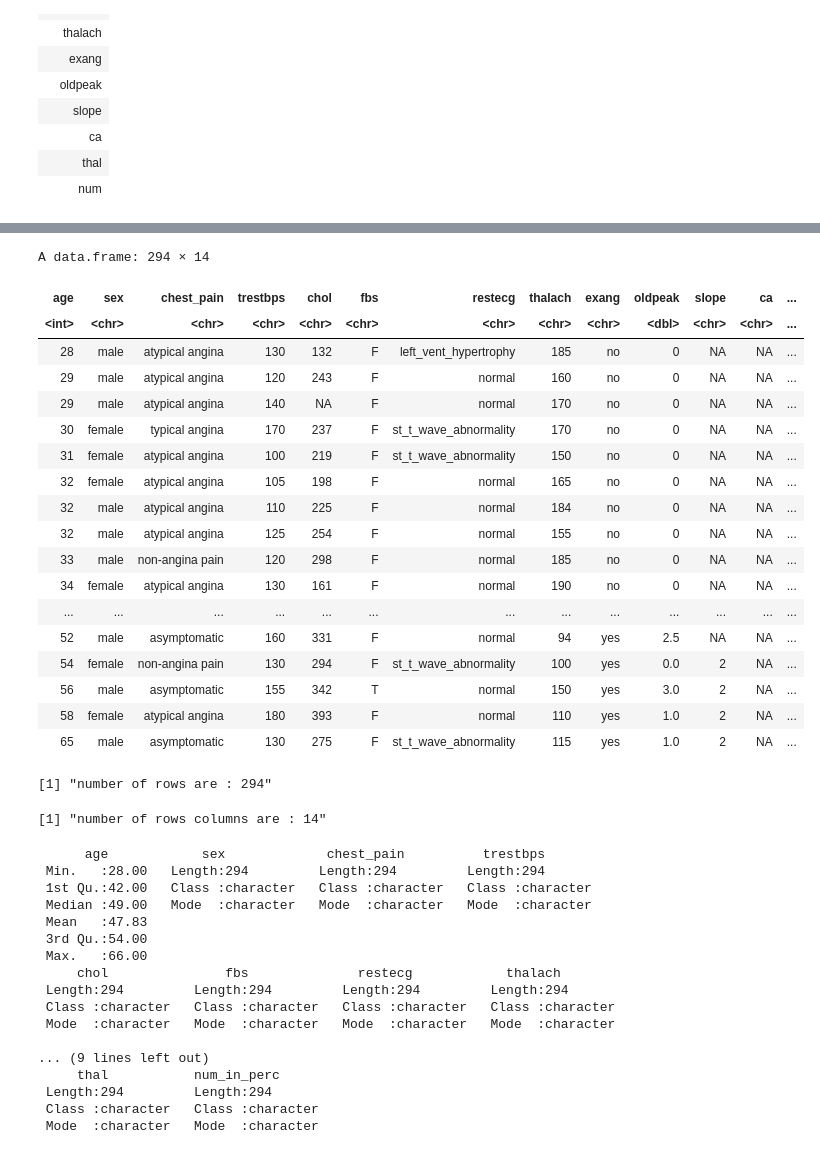
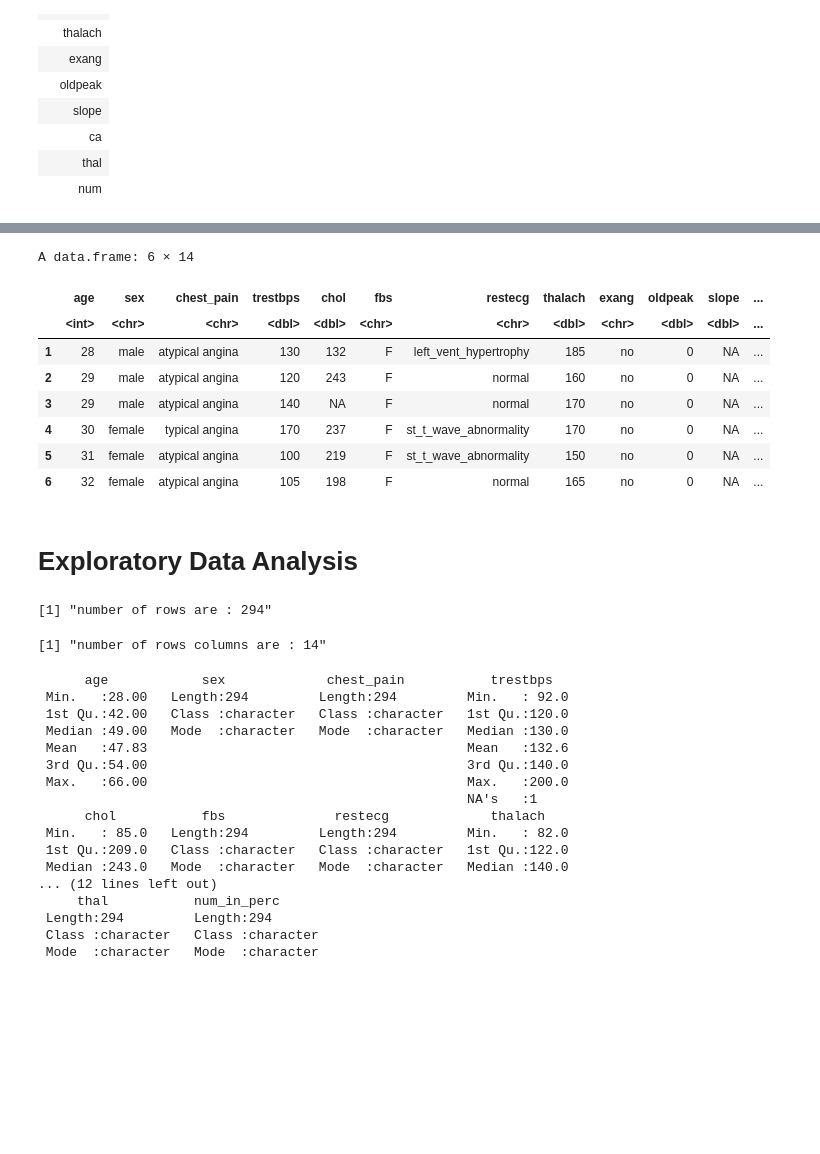
Before and after one commit to Luq16/Biomedical-Data-preprocessing, a Jupyter notebook: notebook.ipynb, the cells around one changed output, grey strips where cells are left out. Saved outputs shown, nothing was run; the diff lists cells and outputs as text; code cells hidden in the pictures; blank space fills up the shorter version.

```diff
--- a/notebook.ipynb
+++ b/notebook.ipynb
@@ -61,0 +70,5 @@ A data.frame: 294 × 14
+# %%
+#Some variables are not of the right data types. As a result, convert them to the right data type.
+data_set[, 4:14] <- sapply(data_set[, 4:14],as.numeric)
+
+head(data_set)
@@ -64,52 +105,44 @@ A data.frame: 294 × 14
 data_set$sex[data_set$sex == 0] <- "female"
 data_set$sex[data_set$sex == 1] <- "male"
 
 data_set$chest_pain[data_set$chest_pain == 1] <- "typical angina"
 data_set$chest_pain[data_set$chest_pain == 2] <- "atypical angina"
 data_set$chest_pain[data_set$chest_pain == 3] <- "non-angina pain"
 data_set$chest_pain[data_set$chest_pain == 4] <- "asymptomatic"
 
 data_set$fbs[data_set$fbs == 1] <- "T"
 data_set$fbs[data_set$fbs == 0] <- "F"
 
 data_set$restecg[data_set$restecg == 0] <- "normal"
 data_set$restecg[data_set$restecg == 1] <- "st_t_wave_abnormality"
 data_set$restecg[data_set$restecg == 2] <- "left_vent_hypertrophy"
 
 data_set$exang[data_set$exang == 1] <- "yes"
 data_set$exang[data_set$exang == 0] <- "no"
 
 data_set$thal[data_set$thal == 3] <- "normal"
 data_set$thal[data_set$thal == 6] <- "fixed_defect"
 data_set$thal[data_set$thal == 7] <- "reversable_defect"
 
 data_set$num_in_perc[data_set$num_in_perc < 0] <- "'< 50'"
 data_set$num_in_perc[data_set$num_in_perc == 1] <- "'> 50'"
 
 
 
 
-data_set[data_set[,] == "?"] <- "NA" # replace ? with NA
+#data_set[data_set[,] == "?"] <- "NA" # replace ? with NA
 
-data_set
+head(data_set)
 # %% [output]
-A data.frame: 294 × 14
+A data.frame: 6 × 14
-| age | sex | chest_pain | trestbps | chol | fbs | restecg | thalach | exang | oldpeak | slope | ca | ... |
-| <int> | <chr> | <chr> | <chr> | <chr> | <chr> | <chr> | <chr> | <chr> | <dbl> | <chr> | <chr> | ... |
-| 28 | male | atypical angina | 130 | 132 | F | left_vent_hypertrophy | 185 | no | 0 | NA | NA | ... |
-| 29 | male | atypical angina | 120 | 243 | F | normal | 160 | no | 0 | NA | NA | ... |
-| 29 | male | atypical angina | 140 | NA | F | normal | 170 | no | 0 | NA | NA | ... |
-| 30 | female | typical angina | 170 | 237 | F | st_t_wave_abnormality | 170 | no | 0 | NA | NA | ... |
-| 31 | female | atypical angina | 100 | 219 | F | st_t_wave_abnormality | 150 | no | 0 | NA | NA | ... |
-| 32 | female | atypical angina | 105 | 198 | F | normal | 165 | no | 0 | NA | NA | ... |
-| 32 | male | atypical angina | 110 | 225 | F | normal | 184 | no | 0 | NA | NA | ... |
-| 32 | male | atypical angina | 125 | 254 | F | normal | 155 | no | 0 | NA | NA | ... |
-| 33 | male | non-angina pain | 120 | 298 | F | normal | 185 | no | 0 | NA | NA | ... |
-| 34 | female | atypical angina | 130 | 161 | F | normal | 190 | no | 0 | NA | NA | ... |
-| ... | ... | ... | ... | ... | ... | ... | ... | ... | ... | ... | ... | ... |
-| 52 | male | asymptomatic | 160 | 331 | F | normal | 94 | yes | 2.5 | NA | NA | ... |
-| 54 | female | non-angina pain | 130 | 294 | F | st_t_wave_abnormality | 100 | yes | 0.0 | 2 | NA | ... |
-| 56 | male | asymptomatic | 155 | 342 | T | normal | 150 | yes | 3.0 | 2 | NA | ... |
-| 58 | female | atypical angina | 180 | 393 | F | normal | 110 | yes | 1.0 | 2 | NA | ... |
-| 65 | male | asymptomatic | 130 | 275 | F | st_t_wave_abnormality | 115 | yes | 1.0 | 2 | NA | ... |
+|  | age | sex | chest_pain | trestbps | chol | fbs | restecg | thalach | exang | oldpeak | slope | ... |
+|  | <int> | <chr> | <chr> | <dbl> | <dbl> | <chr> | <chr> | <dbl> | <chr> | <dbl> | <dbl> | ... |
+| 1 | 28 | male | atypical angina | 130 | 132 | F | left_vent_hypertrophy | 185 | no | 0 | NA | ... |
+| 2 | 29 | male | atypical angina | 120 | 243 | F | normal | 160 | no | 0 | NA | ... |
+| 3 | 29 | male | atypical angina | 140 | NA | F | normal | 170 | no | 0 | NA | ... |
+| 4 | 30 | female | typical angina | 170 | 237 | F | st_t_wave_abnormality | 170 | no | 0 | NA | ... |
+| 5 | 31 | female | atypical angina | 100 | 219 | F | st_t_wave_abnormality | 150 | no | 0 | NA | ... |
+| 6 | 32 | female | atypical angina | 105 | 198 | F | normal | 165 | no | 0 | NA | ... |
+# %% [markdown]
+# Exploratory Data Analysis
 # %%
@@ -123,19 +156,19 @@ paste0("number of rows columns are : ",ncol(data_set)) # number of columns
 # statistics
 summary(data_set) # descriptive statistics
 # %% [output]
-      age            sex             chest_pain          trestbps
- Min.   :28.00   Length:294         Length:294         Length:294
- 1st Qu.:42.00   Class :character   Class :character   Class :character
- Median :49.00   Mode  :character   Mode  :character   Mode  :character
- Mean   :47.83
- 3rd Qu.:54.00
- Max.   :66.00
-     chol               fbs              restecg            thalach
- Length:294         Length:294         Length:294         Length:294
- Class :character   Class :character   Class :character   Class :character
- Mode  :character   Mode  :character   Mode  :character   Mode  :character
-
-... (9 lines left out)
+      age            sex             chest_pain           trestbps
+ Min.   :28.00   Length:294         Length:294         Min.   : 92.0
+ 1st Qu.:42.00   Class :character   Class :character   1st Qu.:120.0
+ Median :49.00   Mode  :character   Mode  :character   Median :130.0
+ Mean   :47.83                                         Mean   :132.6
+ 3rd Qu.:54.00                                         3rd Qu.:140.0
+ Max.   :66.00                                         Max.   :200.0
+                                                       NA's   :1
+      chol           fbs              restecg             thalach
+ Min.   : 85.0   Length:294         Length:294         Min.   : 82.0
+ 1st Qu.:209.0   Class :character   Class :character   1st Qu.:122.0
+ Median :243.0   Mode  :character   Mode  :character   Median :140.0
+... (12 lines left out)
      thal           num_in_perc
  Length:294         Length:294
  Class :character   Class :character
```
Also changed, not shown: parts of 10 cells of this notebook.
